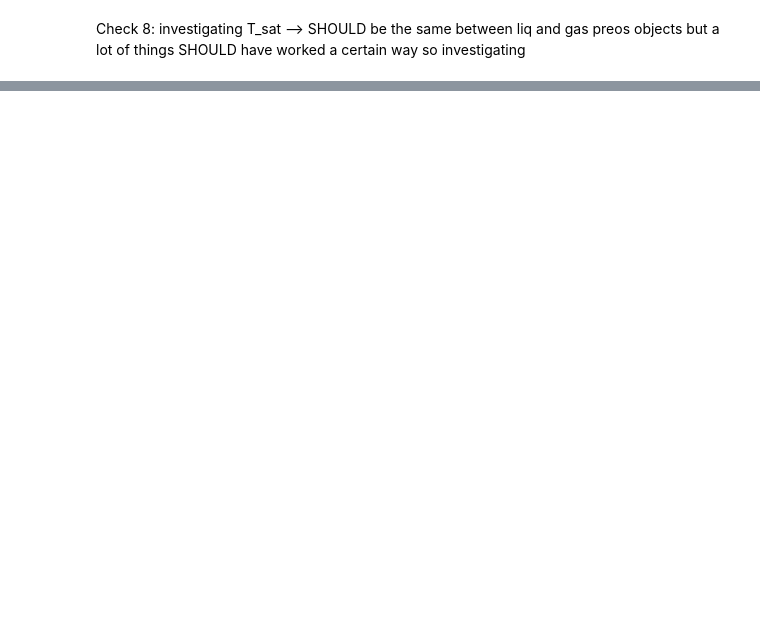
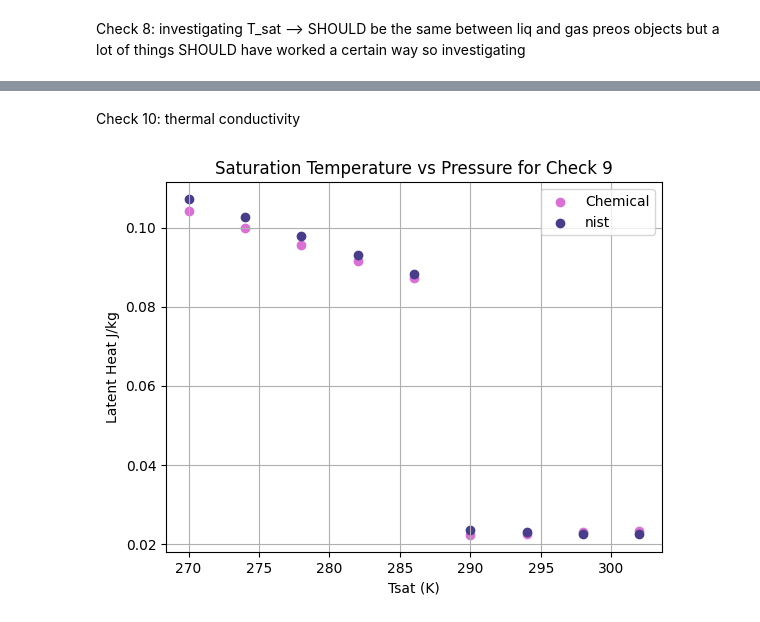
Before and after one commit to rwright403/king_hybrid, a Jupyter notebook: src/models/27-feb-2025-testing-thermo-properties.ipynb, the cells around one changed output, grey strips where cells are left out. Cells and saved outputs as stored; diff of their text form; code cells hidden in the pictures; blank space fills up the shorter version.

```diff
--- a/src/models/27-feb-2025-testing-thermo-properties.ipynb
+++ b/src/models/27-feb-2025-testing-thermo-properties.ipynb
@@ -804,0 +860,42 @@ theres no way:  287.94493237008703 287.94493237008703
+# %% [markdown]
+Check 10: thermal conductivity
+# %%
+T_arr = [270,274,278,282,286,290,294,298,302]
+chem_k_arr =[]
+
+P_nist= 4.5e6 #Pa
+T_transition = 288.114642545 #K
+
+thermal_cond_nist_arr = [0.107247765033,0.102612798679,0.0979223787298,0.0931493373211,0.0882517101678,0.0235887970424,0.0228998070686,0.0225525314362,0.0223934406808] # (W/(m*K))
+
+T_crash_arr = []
+try:
+    for T in T_arr:
+        n2o = Chemical('N2O', T=T, P=P_nist)
+
+        if T > T_transition:
+            k_chem = n2o.kg
+
+        else:
+            k_chem = n2o.kl
+
+        T_crash_arr.append(T)
+        chem_k_arr.append(k_chem)
+
+
+except Exception as e:
+    print("error!")
+    print(e)
+
+
+
+plt.scatter(T_crash_arr, chem_k_arr, label = "Chemical", color = 'orchid')
+plt.scatter(T_arr, thermal_cond_nist_arr, label = "nist", color = 'darkslateblue')
+plt.ylabel('Latent Heat J/kg')
+plt.xlabel('Tsat (K)')
+plt.title('Saturation Temperature vs Pressure for Check 9')
+plt.legend()
+plt.grid(True)
+plt.show()
+# %% [output]
+[figure, added]
```
Also changed, not shown: parts of 5 cells of this notebook, 1 other file.
